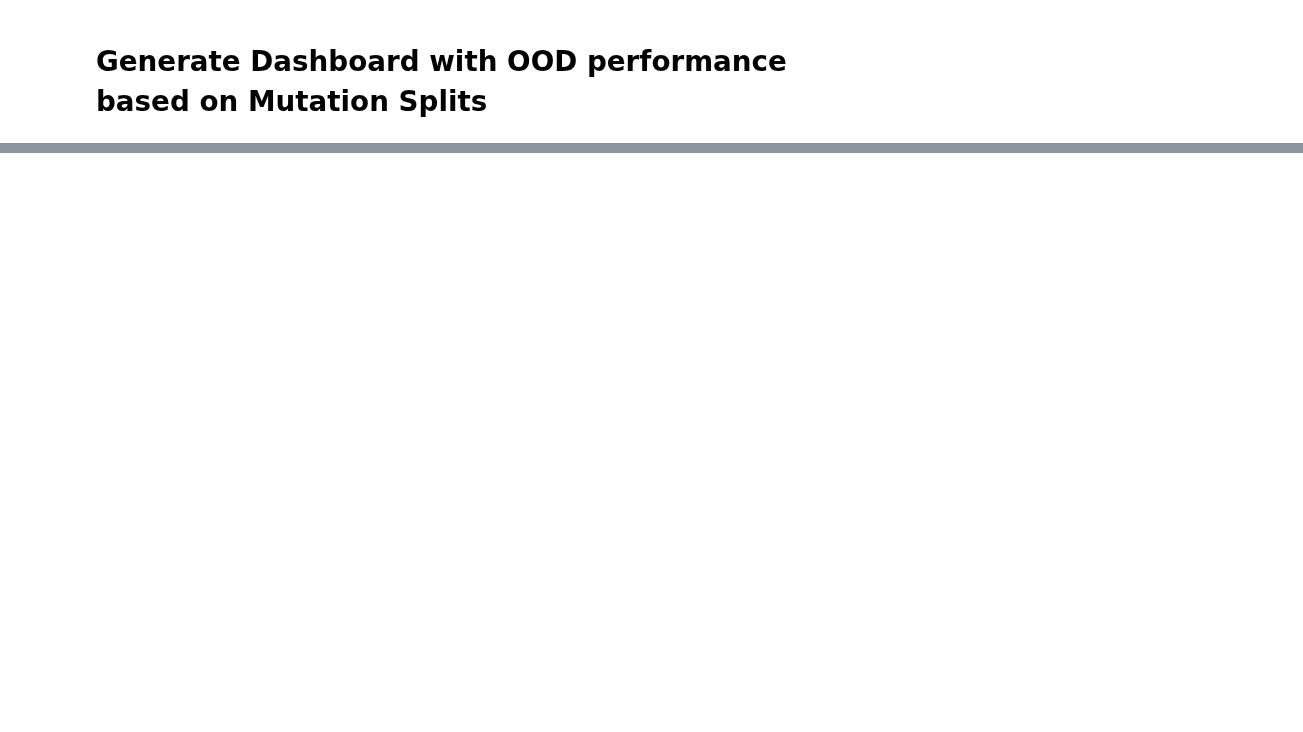
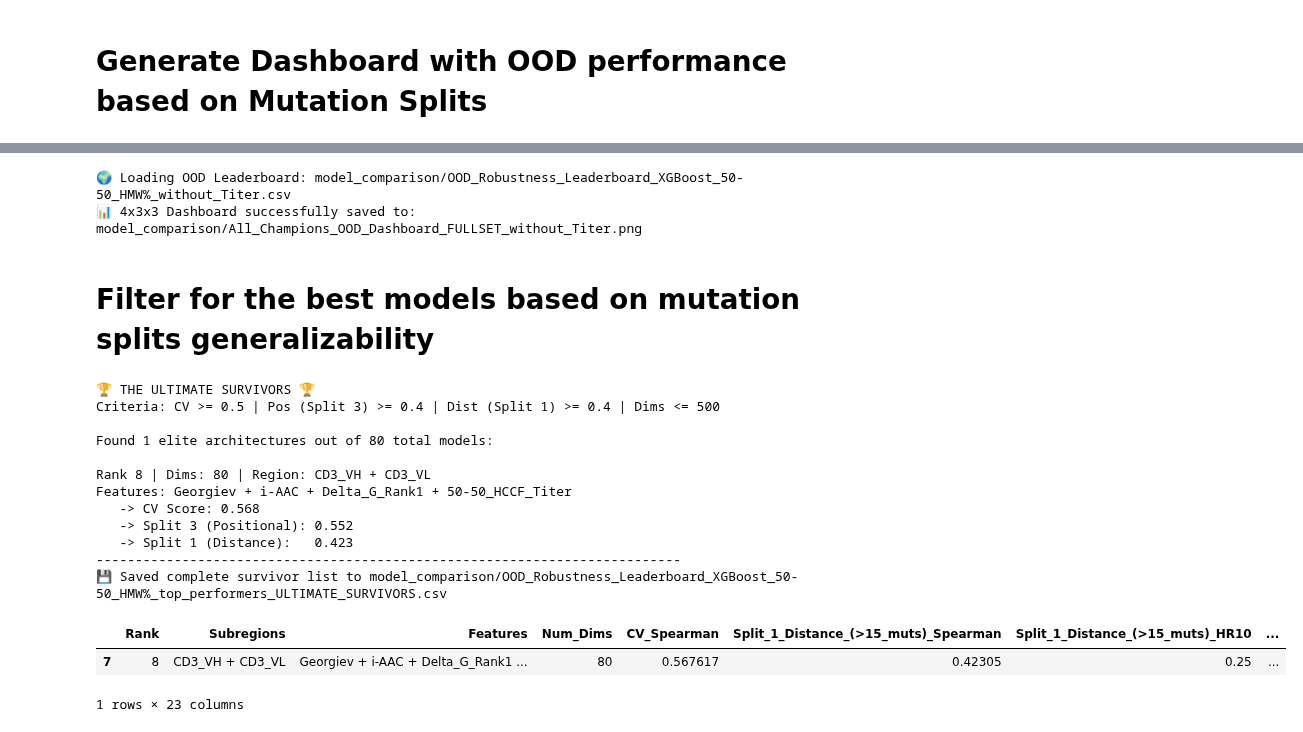
Before and after one commit to esigalas/biostream, a Jupyter notebook: Inference_on_Unseen_data_notebook.ipynb, the cells around one changed output, grey strips where cells are left out. Cells and saved outputs as stored; diff of their text form; code cells hidden in the pictures; blank space fills up the shorter version.

```diff
--- a/Inference_on_Unseen_data_notebook.ipynb
+++ b/Inference_on_Unseen_data_notebook.ipynb
@@ -799,0 +830,12 @@ if __name__ == "__main__":
+# %%
+# leaderboard_csv = 'model_comparison/OOD_Robustness_Leaderboard_XGBoost_SUBSET_50-50_HMW%.csv'
+# generate_detailed_ood_dashboard(leaderboard_csv, "model_comparison/All_Champions_OOD_Dashboard_SUBSET.png")
+# leaderboard_csv = 'model_comparison/OOD_Robustness_Leaderboard_XGBoost_50-50_HMW%.csv'
+# generate_detailed_ood_dashboard(leaderboard_csv, "model_comparison/All_Champions_OOD_Dashboard_FULLSET.png")
+leaderboard_csv = 'model_comparison/OOD_Robustness_Leaderboard_XGBoost_50-50_HMW%_without_Titer.csv'
+generate_detailed_ood_dashboard(leaderboard_csv, "model_comparison/All_Champions_OOD_Dashboard_FULLSET_without_Titer.png")
+# %% [output]
+🌍 Loading OOD Leaderboard: model_comparison/OOD_Robustness_Leaderboard_XGBoost_50-50_HMW%_without_Titer.csv
+📊 4x3x3 Dashboard successfully saved to: model_comparison/All_Champions_OOD_Dashboard_FULLSET_without_Titer.png
+# %% [markdown]
+# Filter for the best models based on mutation splits generalizability
@@ -799,0 +891,19 @@ if __name__ == "__main__":
+# %%
+extract_ultimate_survivors('model_comparison/OOD_Robustness_Leaderboard_XGBoost_50-50_HMW%_top_performers.csv',
+                           min_cv=0.50, min_split3=0.40, min_split1=0.40, max_dims=500)
+# %% [output]
+🏆 THE ULTIMATE SURVIVORS 🏆
+Criteria: CV >= 0.5 | Pos (Split 3) >= 0.4 | Dist (Split 1) >= 0.4 | Dims <= 500
+
+Found 1 elite architectures out of 80 total models:
+
+Rank 8 | Dims: 80 | Region: CD3_VH + CD3_VL
+Features: Georgiev + i-AAC + Delta_G_Rank1 + 50-50_HCCF_Titer
+   -> CV Score: 0.568
+   -> Split 3 (Positional): 0.552
+   -> Split 1 (Distance):   0.423
+---------------------------------------------------------------------------
+💾 Saved complete survivor list to model_comparison/OOD_Robustness_Leaderboard_XGBoost_50-50_HMW%_top_performers_ULTIMATE_SURVIVORS.csv
+|  | Rank | Subregions | Features | Num_Dims | CV_Spearman | Split_1_Distance_(>15_muts)_Spearman | Split_1_Distance_(>15_muts)_HR10 | ... |
+| 7 | 8 | CD3_VH + CD3_VL | Georgiev + i-AAC + Delta_G_Rank1 ... | 80 | 0.567617 | 0.42305 | 0.25 | ... |
+1 rows × 23 columns
```
Also changed, not shown: parts of 12 cells of this notebook.
